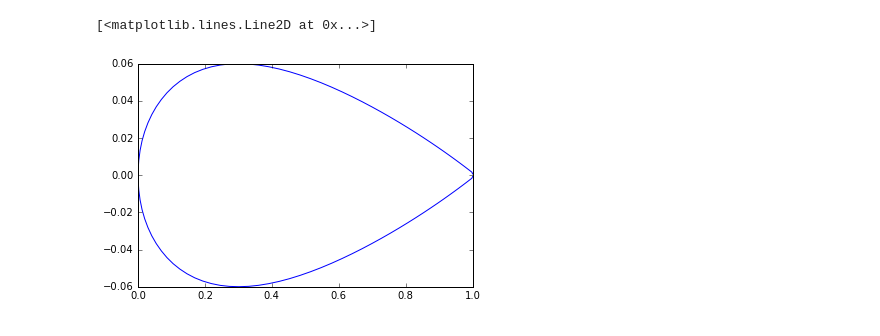
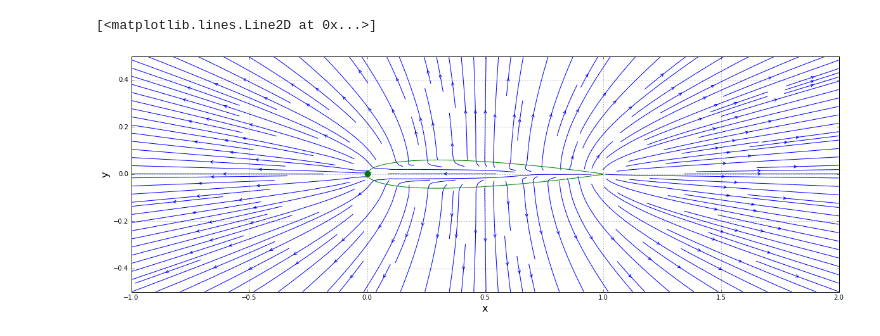
Before and after one commit to zhenyushi/mae6226_workspace, a Jupyter notebook: Assignment.ipynb, the cells around one changed output. Cells and saved outputs as stored; diff of their text form; code cells hidden in the pictures.

```diff
--- a/Assignment.ipynb
+++ b/Assignment.ipynb
@@ -6,8 +14,5 @@ from matplotlib import pyplot
 # %%
-x=numpy.loadtxt('../AeroPython/lessons/resources/NACA0012_x.txt')
-y=numpy.loadtxt('../AeroPython/lessons/resources/NACA0012_y.txt')
-sigma=numpy.loadtxt('../AeroPython/lessons/resources/NACA0012_sigma.txt')
-pyplot.plot(x, y)
+x_airfoil=numpy.loadtxt('../AeroPython/lessons/resources/NACA0012_x.txt')
+y_airfoil=numpy.loadtxt('../AeroPython/lessons/resources/NACA0012_y.txt')
+
+sigma_airfoil=numpy.loadtxt('../AeroPython/lessons/resources/NACA0012_sigma.txt')
-# %% [output]
-[<matplotlib.lines.Line2D at 0x...>]
-[figure, removed]
@@ -13,0 +34,45 @@ pyplot.plot(x, y)
+# %%
+def get_stream_function(strength, xs, ys, X, Y):
+
+    psi = strength/(2*numpy.pi)*numpy.arctan2((Y-ys), (X-xs))
+
+#numpy.arctan2((Y-ys)*math.cos(a), X*math.sin(a))
+
+    return psi
+# %%
+strength_source = 5
+u_source_sum,v_source_sum,psi_source_sum = 0,0,0
+
+for i in range(0,len(x_airfoil)):
+    u_source, v_source = get_velocity(strength_source, x_airfoil[i], y_airfoil[i], X, Y)
+    psi_source = get_stream_function(strength_source, x_airfoil[i], y_airfoil[i], X, Y)
+    u_source_sum = u_source_sum + u_source
+    v_source_sum = v_source_sum + v_source
+    psi_source_sum = psi_source_sum + psi_source
+# %%
+u = u_freestream + u_source_sum
+v = v_freestream + v_source_sum
+psi = psi_freestream + psi_source_sum
+
+
+size = 20
+pyplot.figure(figsize=(size, (y_end-y_start)/(x_end-x_start)*size))
+pyplot.grid(True)
+pyplot.xlabel('x', fontsize=16)
+pyplot.ylabel('y', fontsize=16)
+pyplot.xlim(x_start, x_end)
+pyplot.ylim(y_start, y_end)
+pyplot.streamplot(X, Y, u, v, density=2, linewidth=1, arrowsize=1, arrowstyle='->')
+
+#x_stagnation = x_source - math.cos(a)*strength_source/(2*numpy.pi*u_inf)
+#y_stagnation = y_source - math.sin(a)*strength_source/(2*numpy.pi*u_inf)
+
+
+pyplot.scatter(x_airfoil1[49], y_airfoil1[49], color='g', s=80, marker='o')
+
+
+#pyplot.contour(X, Y, psi, levels=[-strength_source/2, +strength_source/2], colors='#CD2305', linewidths=2, linestyles='solid');
+pyplot.plot(x_airfoil,y_airfoil)
+# %% [output]
+[<matplotlib.lines.Line2D at 0x...>]
+[figure, added]
```
Also changed, not shown: parts of 4 cells of this notebook.
